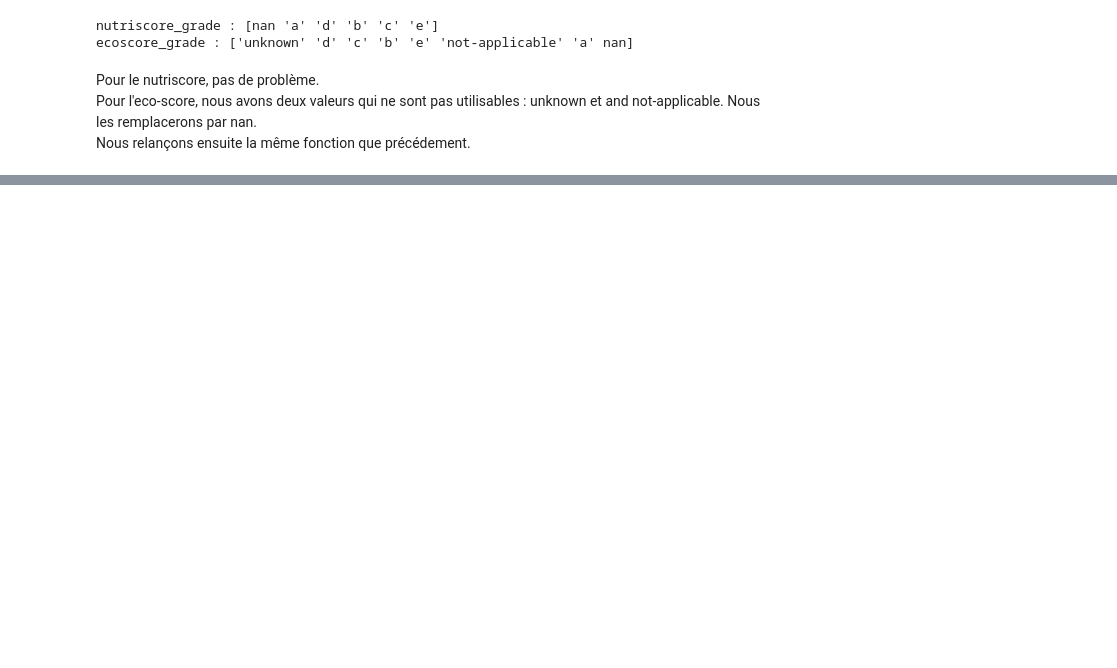
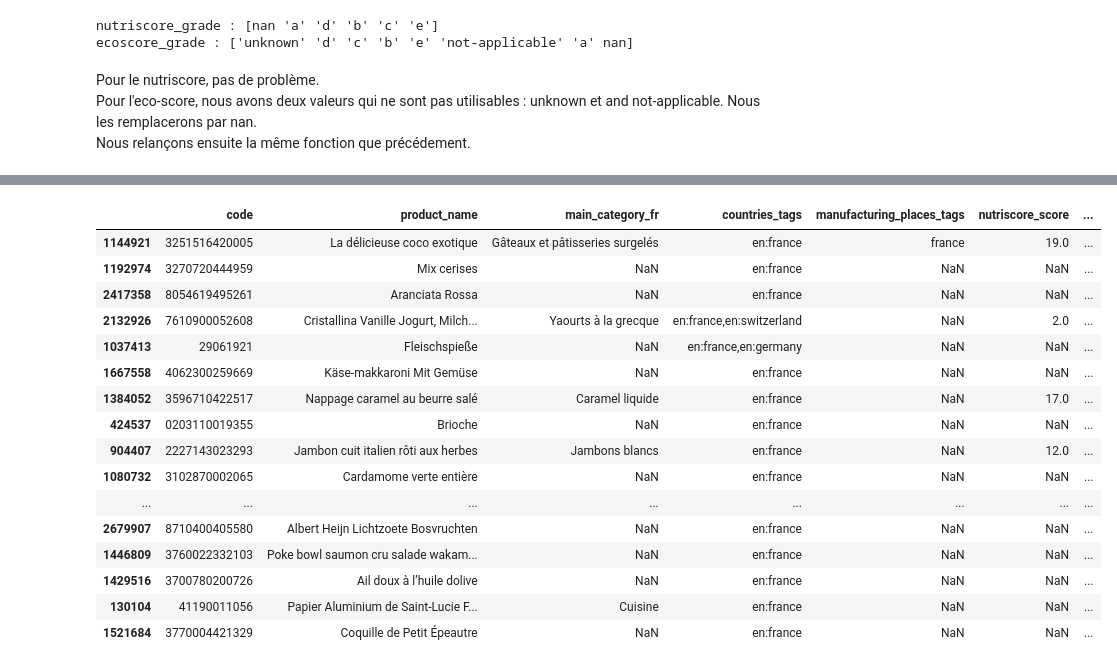
Before and after one commit to degregor69/nutriwise.io-data-analysis, a Jupyter notebook: nutriwise-io_cleaning.ipynb, the cells around one changed output, grey strips where cells are left out. Cells and saved outputs as stored; diff of their text form; code cells hidden in the pictures; blank space fills up the shorter version.

```diff
--- a/nutriwise-io_cleaning.ipynb
+++ b/nutriwise-io_cleaning.ipynb
@@ -189,0 +232,21 @@ cleaned_df
+# %%
+pd.set_option("display.max_rows", None)
+france_df.sample(100)
+# %% [output]
+|  | code | product_name | main_category_fr | countries_tags | manufacturing_places_tags | nutriscore_score | ... |
+| 1144921 | 3251516420005 | La délicieuse coco exotique | Gâteaux et pâtisseries surgelés | en:france | france | 19.0 | ... |
+| 1192974 | 3270720444959 | Mix cerises | NaN | en:france | NaN | NaN | ... |
+| 2417358 | 8054619495261 | Aranciata Rossa | NaN | en:france | NaN | NaN | ... |
+| 2132926 | 7610900052608 | Cristallina Vanille Jogurt, Milch... | Yaourts à la grecque | en:france,en:switzerland | NaN | 2.0 | ... |
+| 1037413 | 29061921 | Fleischspieße | NaN | en:france,en:germany | NaN | NaN | ... |
+| 1667558 | 4062300259669 | Käse-makkaroni Mit Gemüse | NaN | en:france | NaN | NaN | ... |
+| 1384052 | 3596710422517 | Nappage caramel au beurre salé | Caramel liquide | en:france | NaN | 17.0 | ... |
+| 424537 | 0203110019355 | Brioche | NaN | en:france | NaN | NaN | ... |
+| 904407 | 2227143023293 | Jambon cuit italien rôti aux herbes | Jambons blancs | en:france | NaN | 12.0 | ... |
+| 1080732 | 3102870002065 | Cardamome verte entière | NaN | en:france | NaN | NaN | ... |
+| ... | ... | ... | ... | ... | ... | ... | ... |
+| 2679907 | 8710400405580 | Albert Heijn Lichtzoete Bosvruchten | NaN | en:france | NaN | NaN | ... |
+| 1446809 | 3760022332103 | Poke bowl saumon cru salade wakam... | NaN | en:france | NaN | NaN | ... |
+| 1429516 | 3700780200726 | Ail doux à l’huile dolive | NaN | en:france | NaN | NaN | ... |
+| 130104 | 41190011056 | Papier Aluminium de Saint-Lucie F... | Cuisine | en:france | NaN | NaN | ... |
+| 1521684 | 3770004421329 | Coquille de Petit Épeautre | NaN | en:france | NaN | NaN | ... |
```
Also changed, not shown: parts of 11 cells of this notebook.
